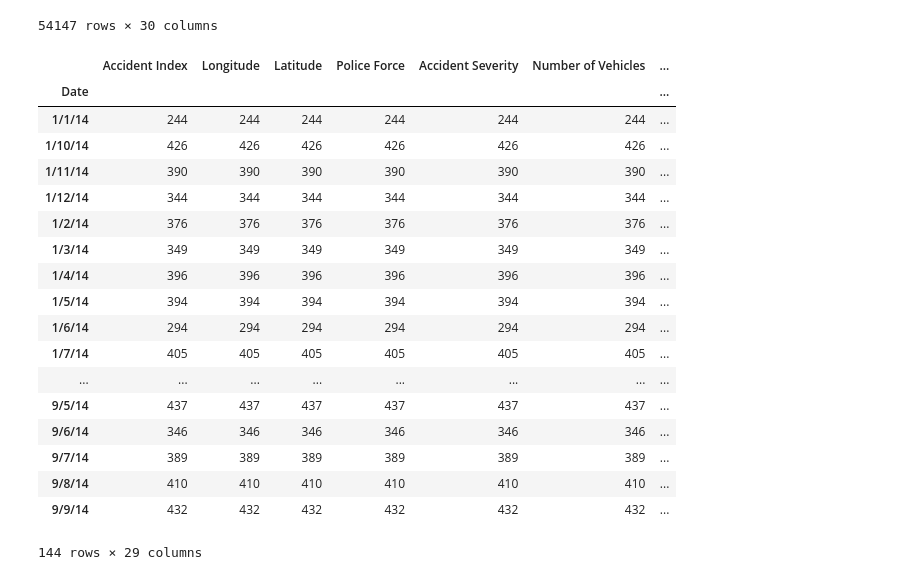
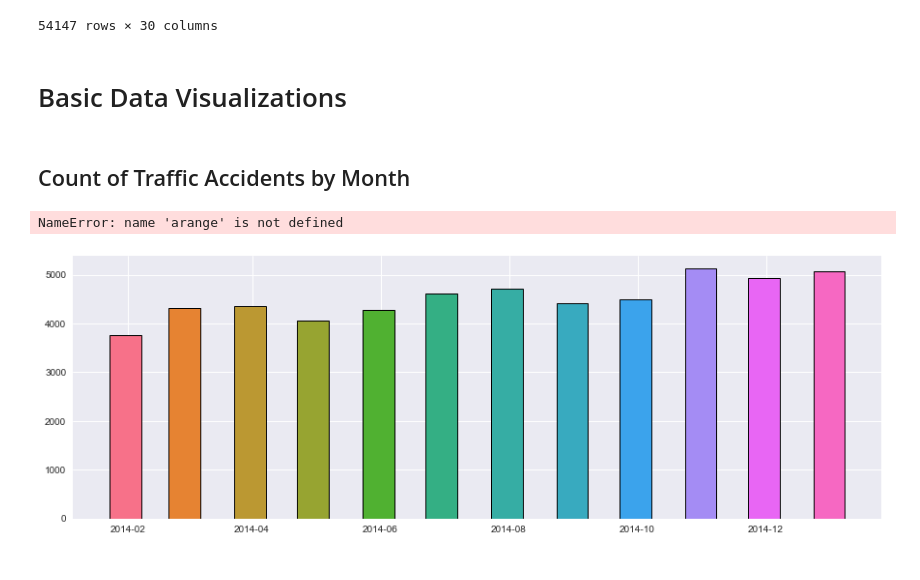
Before and after one commit to hmlanden/TrafikiPy, a Jupyter notebook: TrafikiPy.ipynb, the cells around one changed output. Saved outputs shown, nothing was run; the diff lists cells and outputs as text; code cells hidden in the pictures.

Commit message:
add partial bar plot for count of traffic accidents by month

```diff
--- a/TrafikiPy.ipynb
+++ b/TrafikiPy.ipynb
@@ -130,5 +111,7 @@ traffic_df
 | 55548 | 201463DP40214 | -3.282677 | 52.511702 | 63 | 3 | 1 | ... |
 | 55549 | 201463DP40314 | -3.259644 | 52.828952 | 63 | 3 | 2 | ... |
 54147 rows × 30 columns
+# %% [markdown]
+# Basic Data Visualizations
 # %%
 # ----------------------------------------------------------------------
@@ -138,26 +126,40 @@ traffic_df
-# %%
-# Viz 2: Count by month
-trafficDataByMonth_df = traffic_df.groupby('Date').count()
-trafficDataByMonth_df
-# %% [output]
-|  | Accident Index | Longitude | Latitude | Police Force | Accident Severity | Number of Vehicles | ... |
-| Date |  |  |  |  |  |  | ... |
-| 1/1/14 | 244 | 244 | 244 | 244 | 244 | 244 | ... |
-| 1/10/14 | 426 | 426 | 426 | 426 | 426 | 426 | ... |
-| 1/11/14 | 390 | 390 | 390 | 390 | 390 | 390 | ... |
-| 1/12/14 | 344 | 344 | 344 | 344 | 344 | 344 | ... |
-| 1/2/14 | 376 | 376 | 376 | 376 | 376 | 376 | ... |
-| 1/3/14 | 349 | 349 | 349 | 349 | 349 | 349 | ... |
-| 1/4/14 | 396 | 396 | 396 | 396 | 396 | 396 | ... |
-| 1/5/14 | 394 | 394 | 394 | 394 | 394 | 394 | ... |
-| 1/6/14 | 294 | 294 | 294 | 294 | 294 | 294 | ... |
-| 1/7/14 | 405 | 405 | 405 | 405 | 405 | 405 | ... |
-| ... | ... | ... | ... | ... | ... | ... | ... |
-| 9/5/14 | 437 | 437 | 437 | 437 | 437 | 437 | ... |
-| 9/6/14 | 346 | 346 | 346 | 346 | 346 | 346 | ... |
-| 9/7/14 | 389 | 389 | 389 | 389 | 389 | 389 | ... |
-| 9/8/14 | 410 | 410 | 410 | 410 | 410 | 410 | ... |
-| 9/9/14 | 432 | 432 | 432 | 432 | 432 | 432 | ... |
-144 rows × 29 columns
+# %% [markdown]
+## Count of Traffic Accidents by Month
+# %%
+# ----------------------------------------------------------------------
+# Part 2.2: Count of Traffic Accidents by Month
+# ----------------------------------------------------------------------
+
+# setcreate overall color palette
+trafikiColorPalette = sns.color_palette('husl', 12)
+
+# set up list of months
+month_list = ['January', 'February', 'March', 'April', 'May', 'June',
+              'July', 'August', 'September', 'October', 'November',
+              'December']
+
+# set up data
+trafficDataByMonth_df = traffic_df
+trafficDataByMonth_df.index = trafficDataByMonth_df['Date']
+trafficDataByMonth_df = pd.DataFrame(trafficDataByMonth_df.resample('M').count()['Accident Index'])
+trafficDataByMonth_df = trafficDataByMonth_df.reset_index()[['Date',
+                                                             'Accident Index']]
+trafficDataByMonth_df.rename(columns={'Accident Index':'Accident Count'},
+                             inplace=True )
+
+# set up tick locations
+x_axis = trafficDataByMonth_df['Date']
+y_axis = trafficDataByMonth_df['Accident Count']
+
+# create bar plot
+plt.bar(trafficDataByMonth_df['Date'],
+        trafficDataByMonth_df['Accident Count'],
+        color=trafikiColorPalette, width=15, align='center', linewidth=1,
+        edgecolor='black')
+#plt.xticks(arange(12), month_list, rotation=35)
+#plt.rcParams["figure.figsize"] = [15,5]
+# %% [output]
+NameError: name 'arange' is not defined
+[figure, added]
 # %%
 # Viz 3: Stacked bar chart (severity) by month
```
Also changed, not shown: parts of 4 cells of this notebook.
